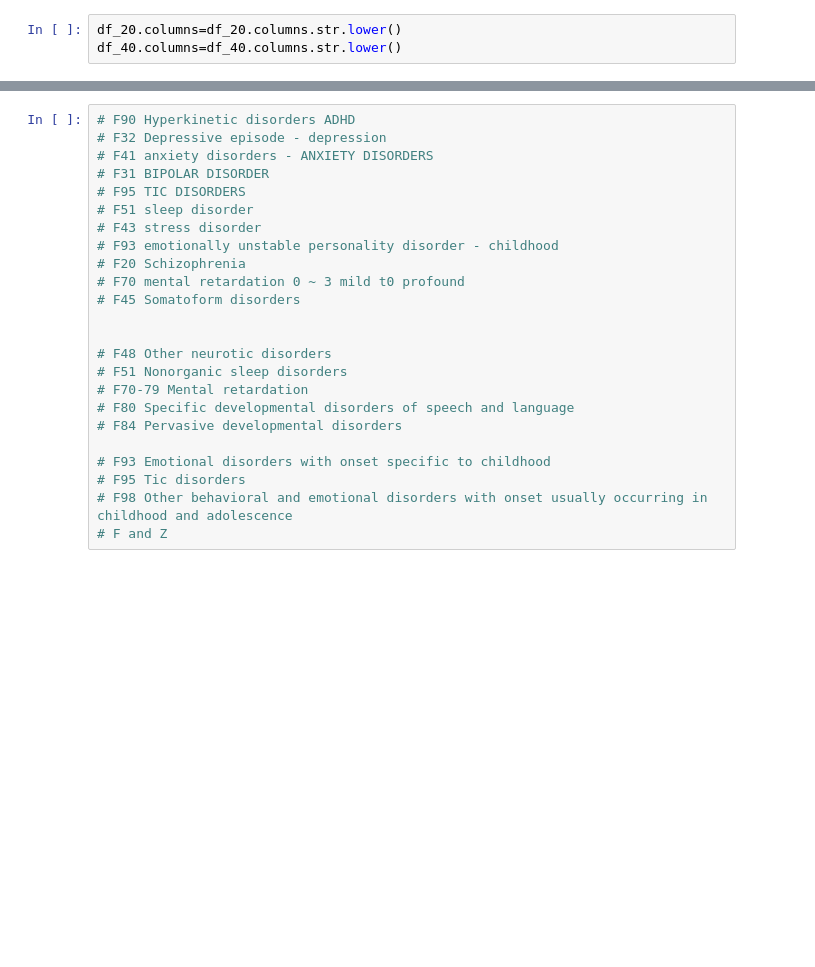
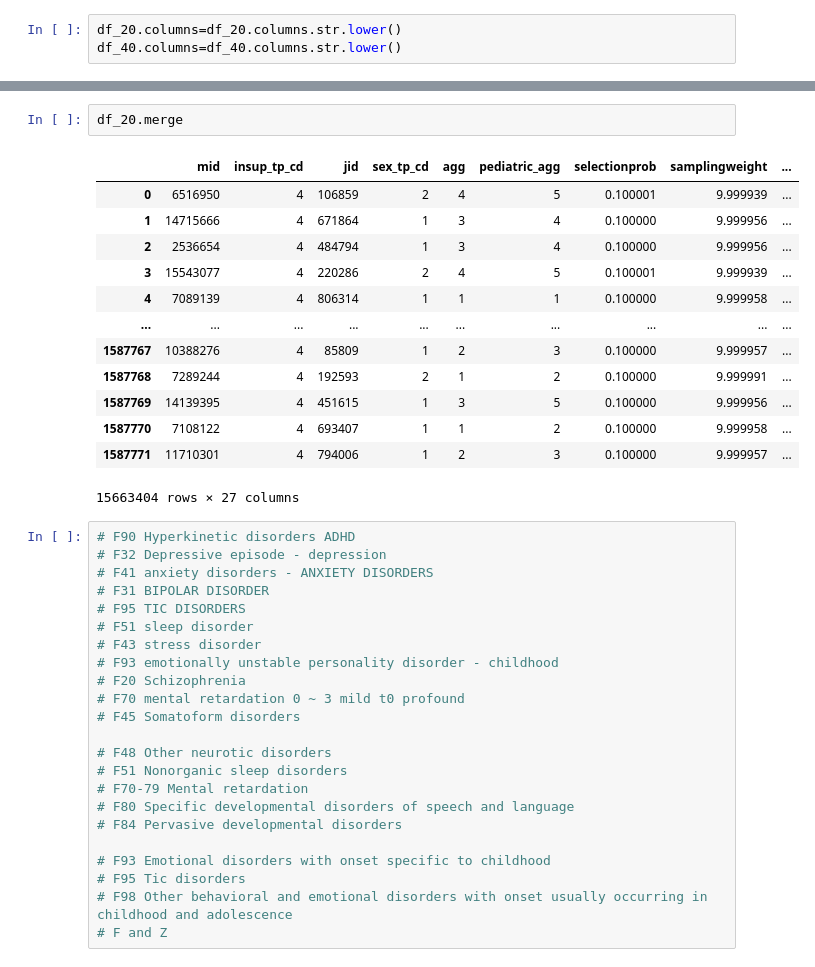
Before and after one commit to yeonghwanchoi/TIL, a Jupyter notebook: fun_project/hira/hira.ipynb, the cells around one changed output, grey strips where cells are left out. Cells and saved outputs as stored; diff of their text form; blank space fills up the shorter version.

```diff
--- a/fun_project/hira/hira.ipynb
+++ b/fun_project/hira/hira.ipynb
@@ -170,3 +153,19 @@ df_20_new
+# %%
+df_20.merge
+# %% [output]
+|  | mid | insup_tp_cd | jid | sex_tp_cd | agg | pediatric_agg | selectionprob | samplingweight | ... |
+| 0 | 6516950 | 4 | 106859 | 2 | 4 | 5 | 0.100001 | 9.999939 | ... |
+| 1 | 14715666 | 4 | 671864 | 1 | 3 | 4 | 0.100000 | 9.999956 | ... |
+| 2 | 2536654 | 4 | 484794 | 1 | 3 | 4 | 0.100000 | 9.999956 | ... |
+| 3 | 15543077 | 4 | 220286 | 2 | 4 | 5 | 0.100001 | 9.999939 | ... |
+| 4 | 7089139 | 4 | 806314 | 1 | 1 | 1 | 0.100000 | 9.999958 | ... |
+| ... | ... | ... | ... | ... | ... | ... | ... | ... | ... |
+| 1587767 | 10388276 | 4 | 85809 | 1 | 2 | 3 | 0.100000 | 9.999957 | ... |
+| 1587768 | 7289244 | 4 | 192593 | 2 | 1 | 2 | 0.100000 | 9.999991 | ... |
+| 1587769 | 14139395 | 4 | 451615 | 1 | 3 | 5 | 0.100000 | 9.999956 | ... |
+| 1587770 | 7108122 | 4 | 693407 | 1 | 1 | 2 | 0.100000 | 9.999958 | ... |
+| 1587771 | 11710301 | 4 | 794006 | 1 | 2 | 3 | 0.100000 | 9.999957 | ... |
+15663404 rows × 27 columns
 # %%
 # F90 Hyperkinetic disorders ADHD
 # F32 Depressive episode - depression
@@ -180,7 +179,6 @@ df_20_new
 # F70 mental retardation 0 ~ 3 mild t0 profound
 # F45 Somatoform disorders
 
-
 # F48 Other neurotic disorders
 # F51 Nonorganic sleep disorders
 # F70-79 Mental retardation
```
Also changed, not shown: parts of 14 cells of this notebook.
